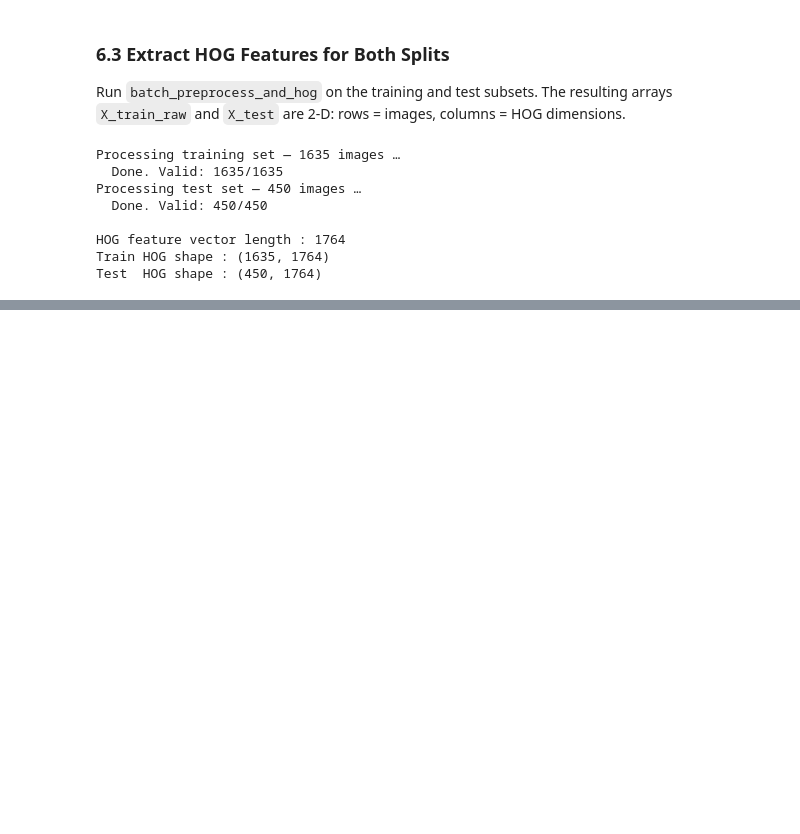
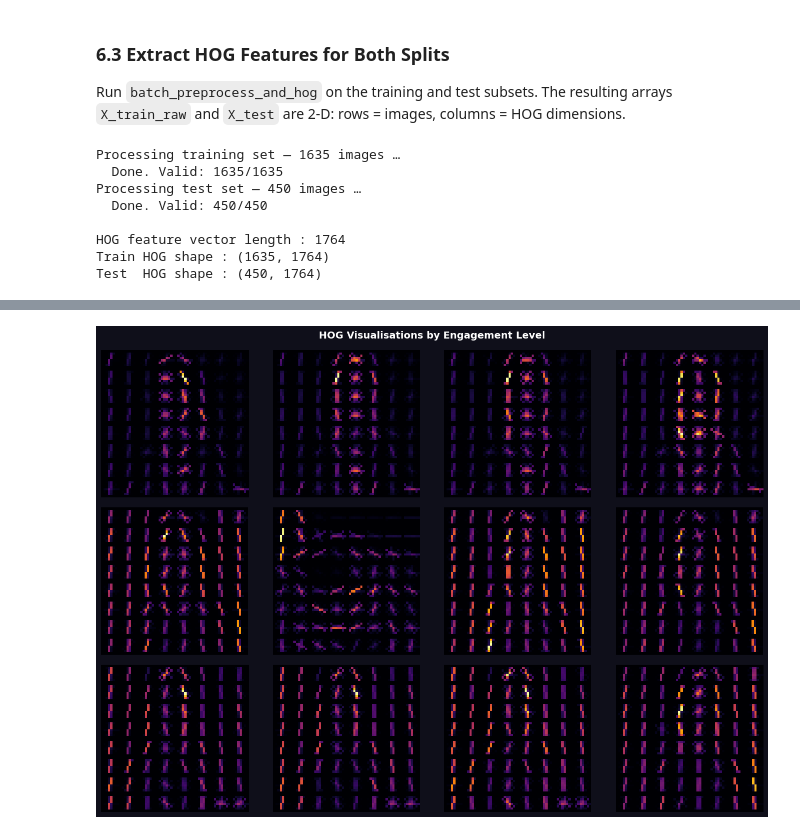
Before and after one commit to YasiniK/multimodal-student-cognitive-load-and-engagement-detection, a Jupyter notebook: Student_Engagement/se_eda_preprocessing.ipynb, the cells around one changed output, grey strips where cells are left out. Saved outputs shown, nothing was run; the diff lists cells and outputs as text; code cells hidden in the pictures; blank space fills up the shorter version.

Commit message:
HOG Overlay Grid by Engagement Class

```diff
--- a/Student_Engagement/se_eda_preprocessing.ipynb
+++ b/Student_Engagement/se_eda_preprocessing.ipynb
@@ -1126,0 +1138,32 @@ Test  HOG shape : (450, 1764)
+# %%
+fig, axes = plt.subplots(len(ENGAGEMENT_LABELS), 4, figsize=(14, 10))
+fig.patch.set_facecolor('#0f0f1a')
+
+for r, eng in enumerate(ENGAGEMENT_LABELS):
+    subset = df[df['engagement'] == eng].sample(4, random_state=RANDOM_STATE)
+    for c, (_, rec) in enumerate(subset.iterrows()):
+        ax = axes[r, c]
+        try:
+# Preprocess the image then compute HOG with visualize=True to get the overlay
+            gray_pp = preprocess_image(rec['path'])
+            _, hog_vis = hog(gray_pp, orientations=9,
+                             pixels_per_cell=(8, 8), cells_per_block=(2, 2),
+                             block_norm='L2-Hys', visualize=True)
+# Rescale HOG values for display — makes the gradient orientations easier to see
+            hog_vis = exposure.rescale_intensity(hog_vis, in_range=(0, 0.4))
+            ax.imshow(hog_vis, cmap='inferno')
+        except Exception:
+            ax.set_facecolor('black')
+        if c == 0:
+            ax.set_ylabel(eng.upper(), fontsize=10, color='white', fontweight='bold')
+        ax.axis('off')
+
+# Save the HOG overlay grid — used as Figure 3.10 in the thesis
+plt.suptitle('HOG Visualisations by Engagement Level',
+             fontsize=14, fontweight='bold', color='white')
+plt.tight_layout()
+plt.savefig(OUTPUT_DIR / 'hog_visualisations.png', dpi=150,
+            bbox_inches='tight', facecolor=fig.get_facecolor())
+plt.show()
+# %% [output]
+[figure, added]
```
Also changed, not shown: parts of 2 cells of this notebook.
